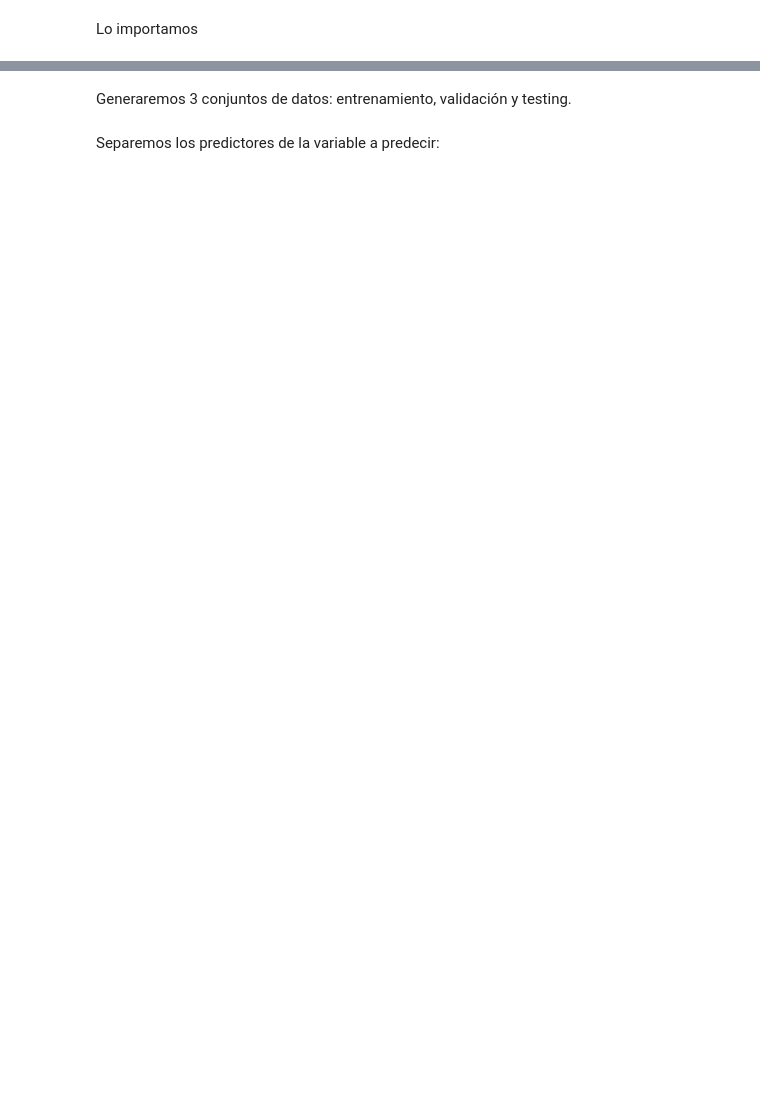
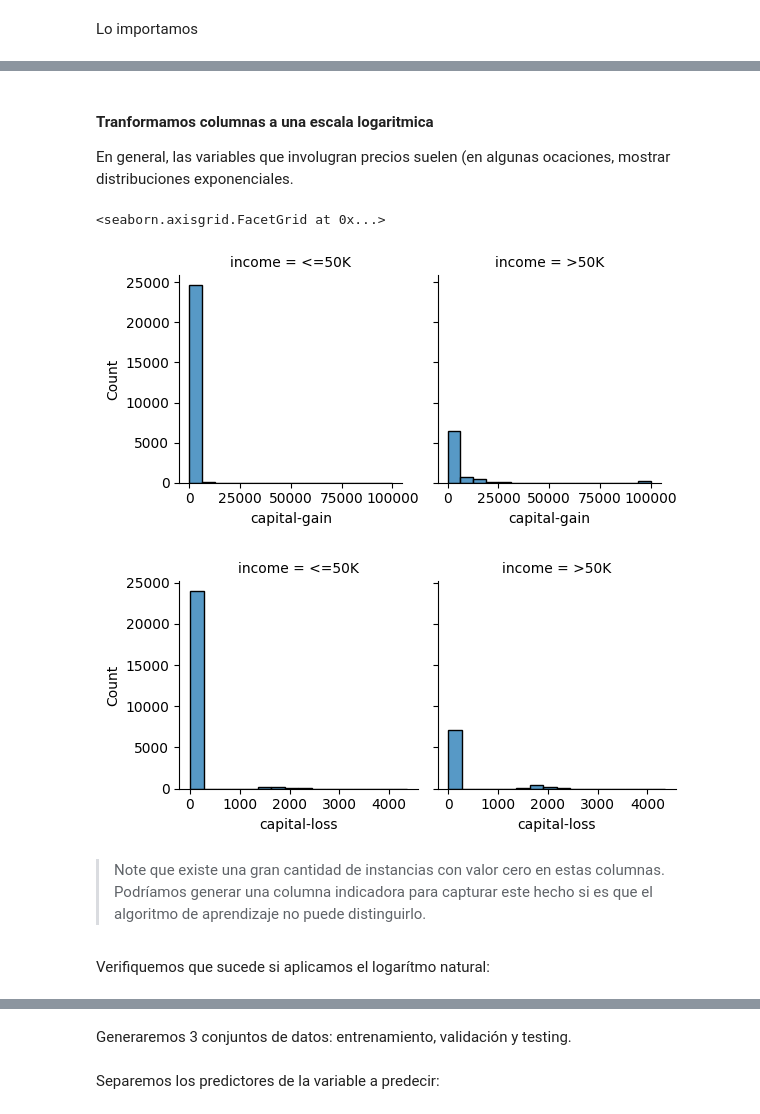
Before and after one commit to santiagxf/E72102, a Jupyter notebook: docs/develop/prep/code/dataprep.ipynb, the cells around one changed output, grey strips where cells are left out. Cells and saved outputs as stored; diff of their text form; code cells hidden in the pictures; blank space fills up the shorter version.

```diff
--- a/docs/develop/prep/code/dataprep.ipynb
+++ b/docs/develop/prep/code/dataprep.ipynb
@@ -78,0 +195,15 @@ train.describe()
+# %% [markdown]
+#### Tranformamos columnas a una escala logaritmica
+
+En general, las variables que involugran precios suelen (en algunas ocaciones, mostrar distribuciones exponenciales.
+# %%
+sns.displot(train, x="capital-gain", col="income", height=3)
+sns.displot(train, x="capital-loss", col="income", height=3)
+# %% [output]
+<seaborn.axisgrid.FacetGrid at 0x...>
+[figure, added]
+[figure, added]
+# %% [markdown]
+> Note que existe una gran cantidad de instancias con valor cero en estas columnas. Podríamos generar una columna indicadora para capturar este hecho si es que el algoritmo de aprendizaje no puede distinguirlo.
+# %% [markdown]
+Verifiquemos que sucede si aplicamos el logarítmo natural:
```
Also changed, not shown: parts of 93 cells of this notebook.
